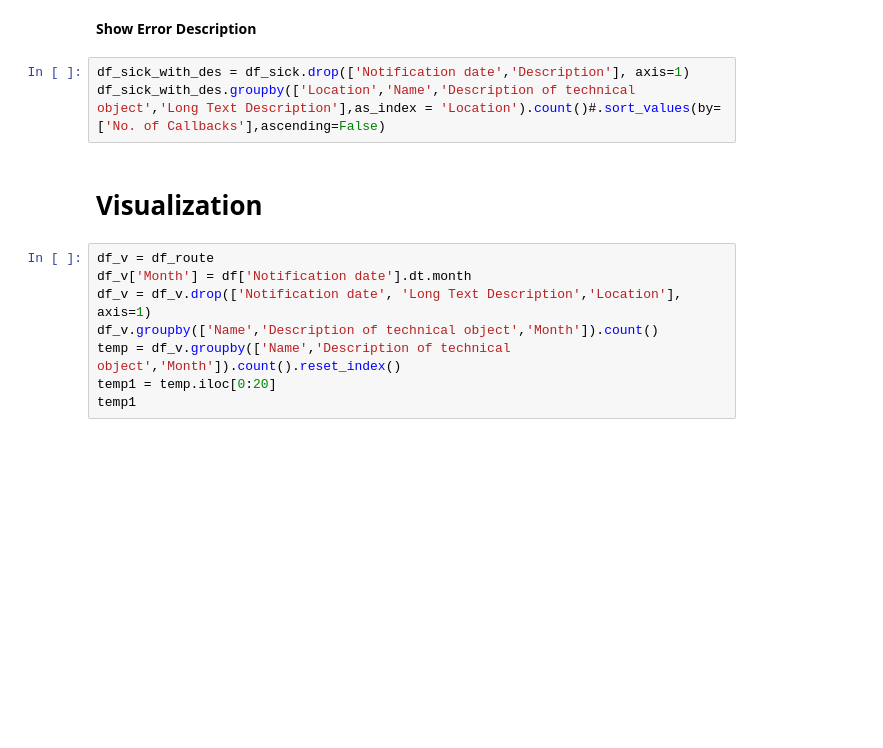
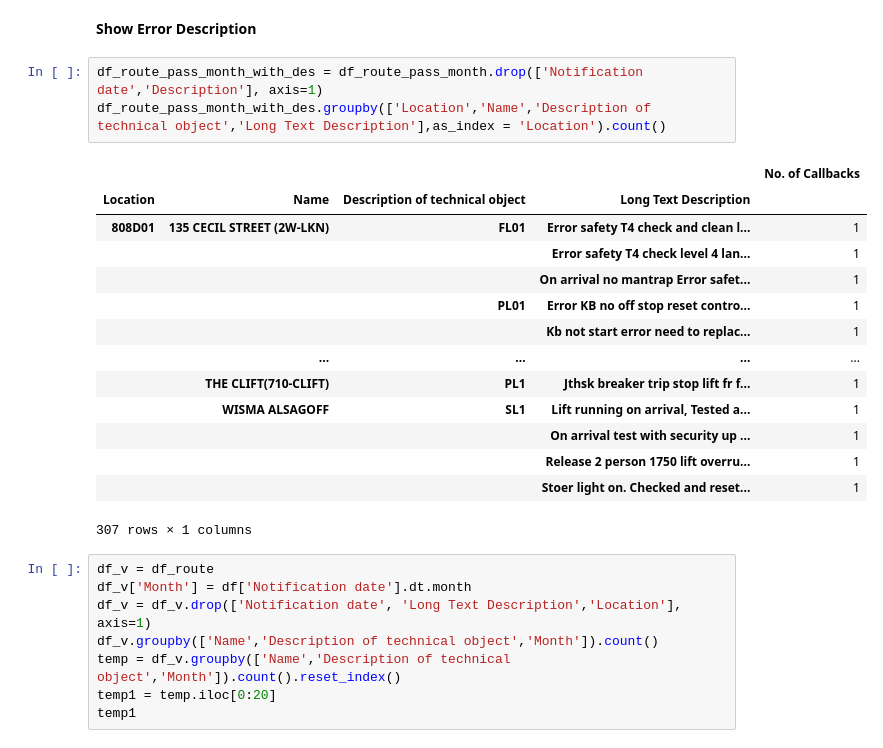
Before and after one commit to melvinps/Data-Analysis-Schindler-Lift-Singapore, a Jupyter notebook: Callback_Analysis.ipynb, the cells around one changed output. Drawn from its saved outputs; the diff is of its cells as text; blank space fills up the shorter version.

```diff
--- a/Callback_Analysis.ipynb
+++ b/Callback_Analysis.ipynb
@@ -169,10 +214,23 @@ See the caveats in the documentation: https://pandas.pydata.org/pandas-docs/stab
 # %% [markdown]
 **Show Error Description**
 # %%
-df_sick_with_des = df_sick.drop(['Notification date','Description'], axis=1)
-df_sick_with_des.groupby(['Location','Name','Description of technical object','Long Text Description'],as_index = 'Location').count()#.sort_values(by=['No. of Callbacks'],ascending=False)
+df_route_pass_month_with_des = df_route_pass_month.drop(['Notification date','Description'], axis=1)
+df_route_pass_month_with_des.groupby(['Location','Name','Description of technical object','Long Text Description'],as_index = 'Location').count()
+# %% [output]
+|  |  |  |  | No. of Callbacks |
+| Location | Name | Description of technical object | Long Text Description |  |
+| 808D01 | 135 CECIL STREET (2W-LKN) | FL01 | Error safety T4 check and clean l... | 1 |
+|  |  |  | Error safety T4 check level 4 lan... | 1 |
+|  |  |  | On arrival no mantrap Error safet... | 1 |
+|  |  | PL01 | Error KB no off stop reset contro... | 1 |
+|  |  |  | Kb not start error need to replac... | 1 |
+|  | ... | ... | ... | ... |
+|  | THE CLIFT(710-CLIFT) | PL1 | Jthsk breaker trip stop lift fr f... | 1 |
+|  | WISMA ALSAGOFF | SL1 | Lift running on arrival, Tested a... | 1 |
+|  |  |  | On arrival test with security up ... | 1 |
+|  |  |  | Release 2 person 1750 lift overru... | 1 |
+|  |  |  | Stoer light on. Checked and reset... | 1 |
+307 rows × 1 columns
-# %% [markdown]
-# **Visualization**
 # %%
 df_v = df_route
 df_v['Month'] = df['Notification date'].dt.month
```
Also changed, not shown: parts of 22 cells of this notebook.
